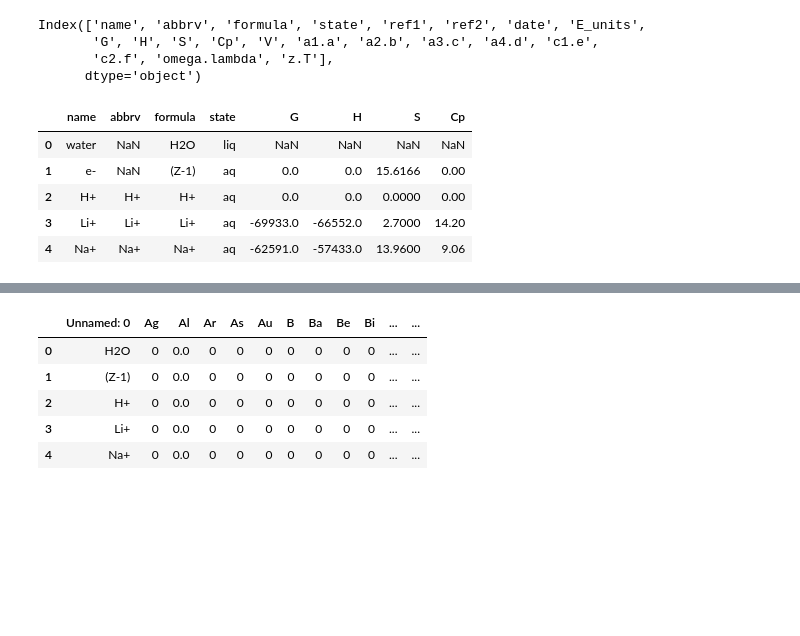
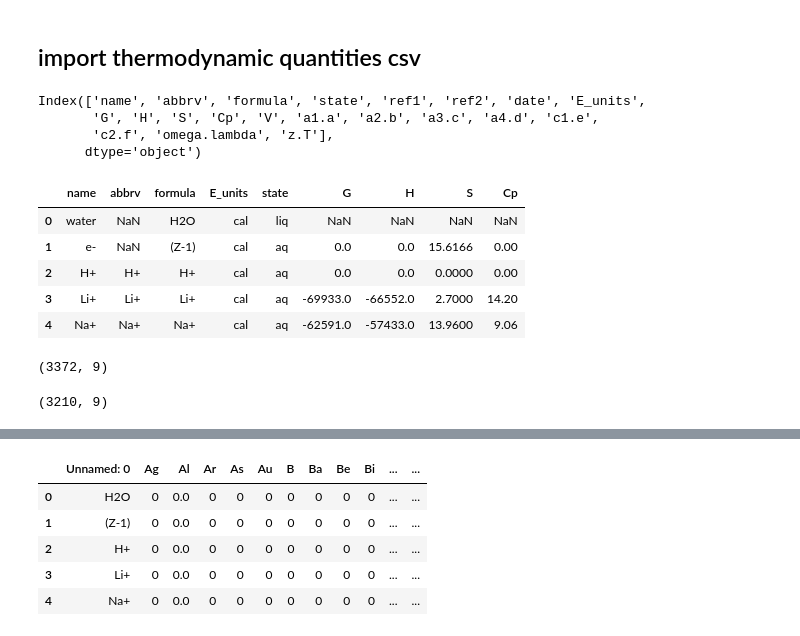
Before and after one commit to jydiw/alchemist, a Jupyter notebook: notebooks/A2_standard-thermodynamic-quantities_textbook-extraction.ipynb, the cells around one changed output, grey strips where cells are left out. Drawn from its saved outputs; the diff is of its cells as text; code cells hidden in the pictures; blank space fills up the shorter version.

```diff
--- a/notebooks/A2_standard-thermodynamic-quantities_textbook-extraction.ipynb
+++ b/notebooks/A2_standard-thermodynamic-quantities_textbook-extraction.ipynb
@@ -4,7 +6,10 @@
 import os
 import re
 import time                 # to stall requests (just in case)
+import itertools
+import sympy
 
+import numpy as np
 import pandas as pd
 import chemdataextractor as cde     # chemistry parser
 
@@ -19,7 +24,9 @@ from chempy import Reaction
 from chempy.util import periodic
 
 pd.set_option('display.max_colwidth', 0)    # no max column width
-pd.set_option('display.max_rows', 150)
+pd.set_option('display.max_rows', 1000)
+# %% [markdown]
+## import thermodynamic quantities csv
 # %%
 thermo = pd.read_csv('../data/external/thermo/chnosz_thermo.csv')
 # %%
@@ -30,12 +37,21 @@ Index(['name', 'abbrv', 'formula', 'state', 'ref1', 'ref2', 'date', 'E_units',
        'c2.f', 'omega.lambda', 'z.T'],
       dtype='object')
 # %%
-thermo = thermo[['name', 'abbrv', 'formula', 'state', 'G', 'H', 'S', 'Cp']]
+thermo = thermo[['name', 'abbrv', 'formula', 'E_units', 'state', 'G', 'H', 'S', 'Cp']]
 thermo.head()
 # %% [output]
-|  | name | abbrv | formula | state | G | H | S | Cp |
-| 0 | water | NaN | H2O | liq | NaN | NaN | NaN | NaN |
-| 1 | e- | NaN | (Z-1) | aq | 0.0 | 0.0 | 15.6166 | 0.00 |
-| 2 | H+ | H+ | H+ | aq | 0.0 | 0.0 | 0.0000 | 0.00 |
-| 3 | Li+ | Li+ | Li+ | aq | -69933.0 | -66552.0 | 2.7000 | 14.20 |
-| 4 | Na+ | Na+ | Na+ | aq | -62591.0 | -57433.0 | 13.9600 | 9.06 |
+|  | name | abbrv | formula | E_units | state | G | H | S | Cp |
+| 0 | water | NaN | H2O | cal | liq | NaN | NaN | NaN | NaN |
+| 1 | e- | NaN | (Z-1) | cal | aq | 0.0 | 0.0 | 15.6166 | 0.00 |
+| 2 | H+ | H+ | H+ | cal | aq | 0.0 | 0.0 | 0.0000 | 0.00 |
+| 3 | Li+ | Li+ | Li+ | cal | aq | -69933.0 | -66552.0 | 2.7000 | 14.20 |
+| 4 | Na+ | Na+ | Na+ | cal | aq | -62591.0 | -57433.0 | 13.9600 | 9.06 |
+# %%
+thermo.shape
+# %% [output]
+(3372, 9)
+# %%
+thermo = thermo[thermo['name'].str[0] != '[']
+thermo.shape
+# %% [output]
+(3210, 9)
```
Also changed, not shown: parts of 109 cells of this notebook.
